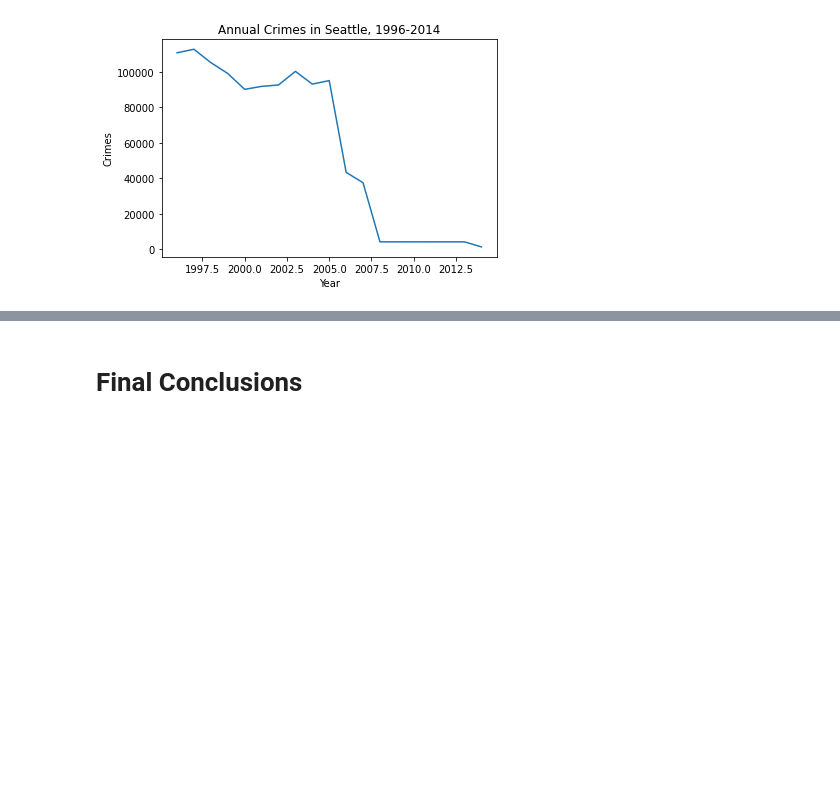
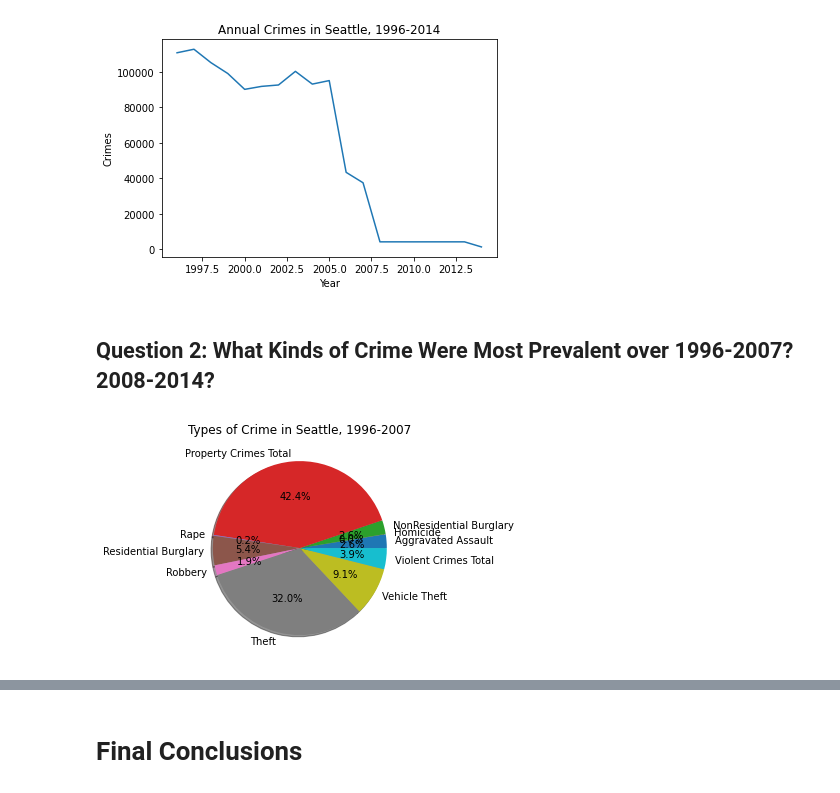
Before and after one commit to UPstartDeveloper/seattle-crime-analysis, a Jupyter notebook: analysis.ipynb, the cells around one changed output, grey strips where cells are left out. Saved outputs shown, nothing was run; the diff lists cells and outputs as text; code cells hidden in the pictures; blank space fills up the shorter version.

Commit message:
Add pie charts of crimes commited by type.

```diff
--- a/analysis.ipynb
+++ b/analysis.ipynb
@@ -90,3 +121,24 @@ plt.plot(years, annual_crimes)
 plt.show()
 # %% [output]
 [figure]
+# %% [markdown]
+## Question 2: What Kinds of Crime Were Most Prevalent over 1996-2007? 2008-2014?
+# %%
+# Store variables for column names
+ct, reported = 'Crime_Type', 'Report_Year_Total'
+# For each DataFrame, we can determine all the different crime types
+crime_types_96 = df1[ct].unique()
+
+# For 2008-2014, Create a Pie Chart for the different crime types
+crime_counts_by_type = list()
+for crime in crime_types_96:
+    counts = df1.loc[df1[ct] == crime, [reported]].values
+    counts = counts.reshape(1, -1)[0]
+    crime_count = sum(counts)
+    crime_counts_by_type.append(crime_count)
+
+plt.pie(crime_counts_by_type, labels=crime_types_96, autopct='%1.1f%%', shadow=True)
+plt.title("Types of Crime in Seattle, 1996-2007")
+plt.show()
+# %% [output]
+[figure, added]
```
Also changed, not shown: parts of 5 cells of this notebook, 1 other file.
